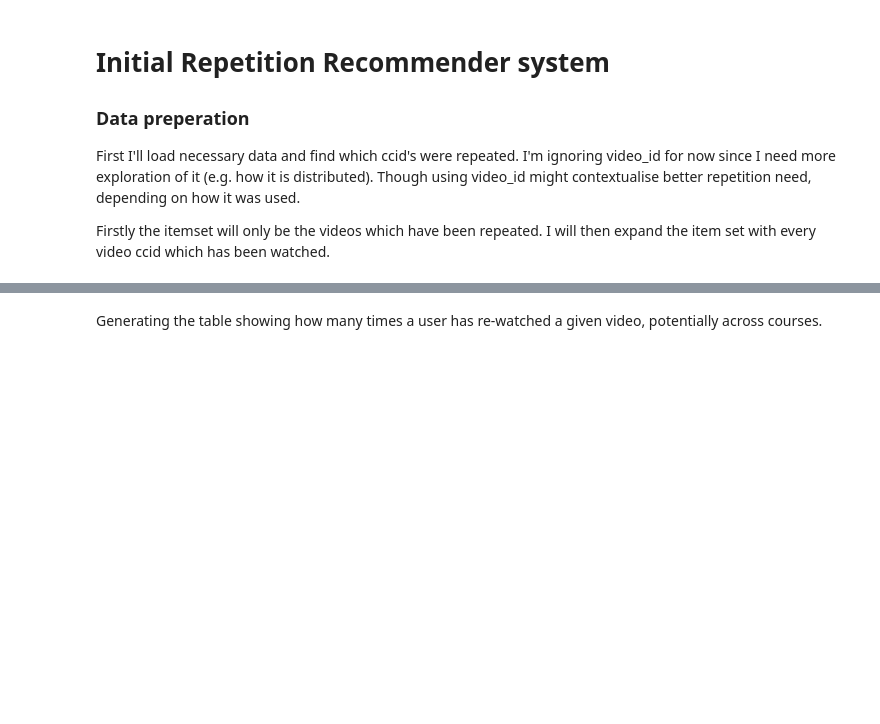
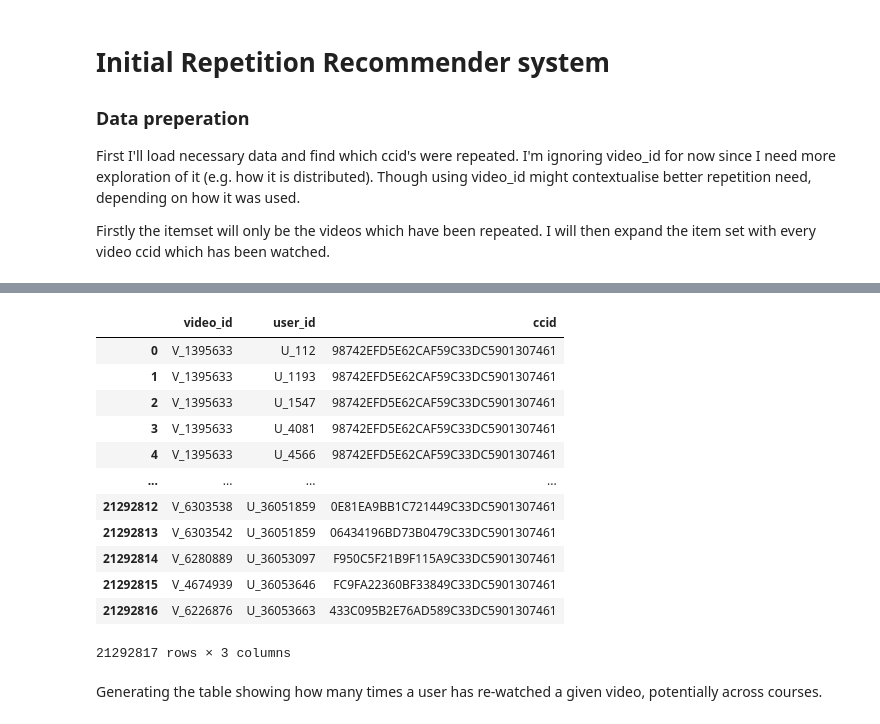
Before and after one commit to erlendoeien/fall-project, a Jupyter notebook: repetition_rs.ipynb, the cells around one changed output, grey strips where cells are left out. Saved outputs shown, nothing was run; the diff lists cells and outputs as text; code cells hidden in the pictures; blank space fills up the shorter version.

```diff
--- a/repetition_rs.ipynb
+++ b/repetition_rs.ipynb
@@ -12,10 +12,6 @@ from constants import data_path, entities_path, relations_path, Path
 import pandas as pd
 # %%
 sample_data = Path("mooc_cube_x-100k")
-# %%
-user2video = pd.read_parquet(sample_data / "user-video.parquet.gzip")
-# Actual dataset
-# user2video = pd.read_json(data_path / "user-video.json", lines=True)
 # %%
 video_id2ccid = pd.read_csv(relations_path / "video_id-ccid.txt", sep="\t", names=["video_id", "ccid"])
 # %%
@@ -22,2 +20,19 @@ video_id2ccid = pd.read_csv(relations_path / "video_id-ccid.txt", sep="\t", name
 usr_vid_exploded = user2video.explode("seq")
 user_video_ccid = usr_vid_exploded.assign(video_id=usr_vid_exploded["seq"].str["video_id"]).merge(video_id2ccid).sort_values("user_id")
+# %%
+# Simplifying the full dataset as it is too large
+try:
+    user2video = pd.read_parquet(relations_path / "user-video-simple.parquet.gzip")
+except:
+    user_video_simple = []
+    with pd.read_json(relations_path / "user-video.json", lines=True, chunksize=10000) as reader:
+        for idx, chunk_df in enumerate(reader):
+            print("Chunk ", idx+1)
+            chunk_exploded = chunk_df.explode("seq")
+            reformated_chunk = chunk_exploded.assign(video_id=chunk_exploded["seq"].str["video_id"])[["video_id", "user_id"]]
+            #print(reformated_chunk)
+            user_video_simple.append(reformated_chunk)
+            #if idx == 1: break
+    user2video = pd.concat(user_video_simple)
+    user2video.to_parquet(relations_path / "user-video-simple.parquet.gzip", compression="gzip")
+user2video
@@ -24,3 +53,20 @@ user_video_ccid = usr_vid_exploded.assign(video_id=usr_vid_exploded["seq"].str["
+# %%
+user2ccid = user2video.merge(video_id2ccid, on="video_id")
+user2ccid
+# %% [output]
+|  | video_id | user_id | ccid |
+| 0 | V_1395633 | U_112 | 98742EFD5E62CAF59C33DC5901307461 |
+| 1 | V_1395633 | U_1193 | 98742EFD5E62CAF59C33DC5901307461 |
+| 2 | V_1395633 | U_1547 | 98742EFD5E62CAF59C33DC5901307461 |
+| 3 | V_1395633 | U_4081 | 98742EFD5E62CAF59C33DC5901307461 |
+| 4 | V_1395633 | U_4566 | 98742EFD5E62CAF59C33DC5901307461 |
+| ... | ... | ... | ... |
+| 21292812 | V_6303538 | U_36051859 | 0E81EA9BB1C721449C33DC5901307461 |
+| 21292813 | V_6303542 | U_36051859 | 06434196BD73B0479C33DC5901307461 |
+| 21292814 | V_6280889 | U_36053097 | F950C5F21B9F115A9C33DC5901307461 |
+| 21292815 | V_4674939 | U_36053646 | FC9FA22360BF33849C33DC5901307461 |
+| 21292816 | V_6226876 | U_36053663 | 433C095B2E76AD589C33DC5901307461 |
+21292817 rows × 3 columns
 # %% [markdown]
 Generating the table showing how many times a user has re-watched a given video,
 potentially across courses.
```
Also changed, not shown: parts of 22 cells of this notebook.
